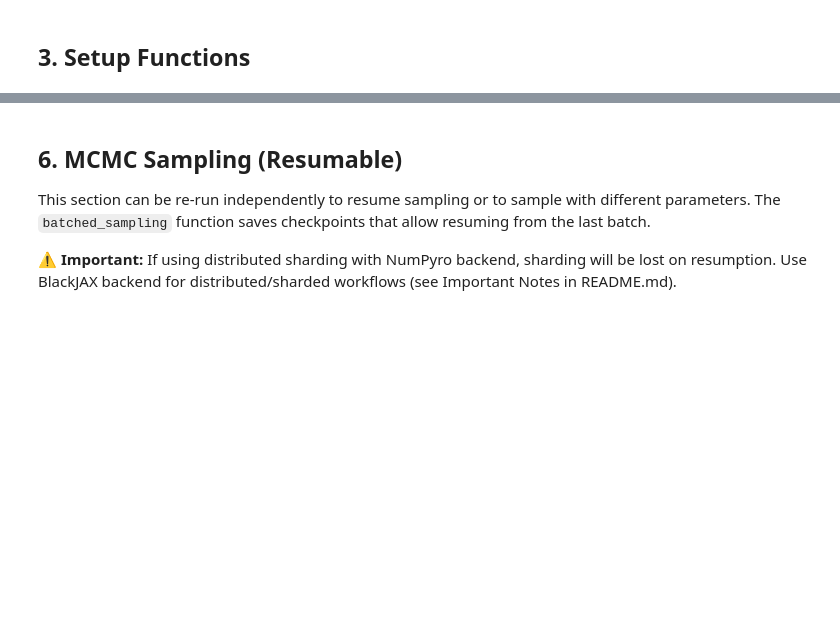
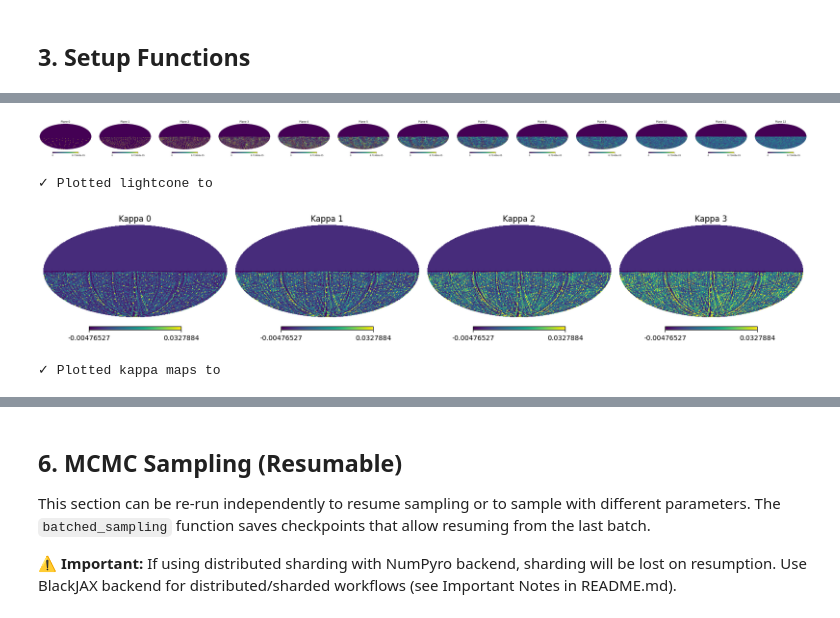
Before and after one commit to ASKabalan/fwd-model-tools, a Jupyter notebook: notebooks/lensing_inference_workflow.ipynb, the cells around one changed output, grey strips where cells are left out. Cells and saved outputs as stored; diff of their text form; code cells hidden in the pictures; blank space fills up the shorter version.

```diff
--- a/notebooks/lensing_inference_workflow.ipynb
+++ b/notebooks/lensing_inference_workflow.ipynb
@@ -79,22 +74,22 @@ print(f"JAX backend: {jax.default_backend()}")
 Edit these parameters to customize the workflow. These correspond to the argparse arguments in `run_lensing_model.py`.
 # %%
 output_dir = "output_notebook"
-box_shape = (256, 256, 256)
+box_shape = (64, 64, 64)
 box_size = None
-max_redshift = None
+max_redshift = 0.5
 geometry = "spherical"
-observer_position = (0.5, 0.5, 0.0)
+observer_position = (0.5, 0.5, 1.0)
 num_warmup = 50
 num_samples = 50
-batch_count = 2
+batch_count = 5
 sampler = "MCLMC"  # "NUTS", "HMC", or "MCLMC"
 backend = "blackjax"  # "blackjax" recommended for sharded runs (see Important Notes below)
 sigma_e = 0.3
-seed = 42
+magick_seed = 42
 pdims = (4, 2)
 
-gradient_offset_omega_c = 0.005
-gradient_offset_sigma8 = 0.01
+gradient_offset_omega_c = 0.1
+gradient_offset_sigma8 = 0.1
 # %% [markdown]
 ## 3. Setup Functions
 # %%
@@ -186,7 +181,7 @@ nz_shear, nbins, max_redshift, box_size = create_redshift_distribution(
 
 config = Configurations(
     field_size=9.6,
-    field_npix=box_shape[0] if geometry == "flat" else 64,
+    field_npix=box_shape[0],
     box_shape=box_shape,
     box_size=box_size,
     density_plane_width=100.0,
@@ -215,9 +210,8 @@ config = Configurations(
 )
 
 print("\nGenerating initial conditions...")
-initial_conditions = normal_field(jax.random.key(seed),
+initial_conditions = normal_field(jax.random.key(magick_seed),
                                   config.box_shape,
                                   sharding=sharding)
 print("✓ Initial conditions generated")
-if sharding is not None:
-    jax.debug.visualize_array_sharding(initial_conditions[:, :, 0])
+jax.debug.visualize_array_sharding(initial_conditions[:, :, 0])
@@ -400,8 +295,13 @@ print(f"✓ Saved true lightcone to {data_dir / 'true_lightcone.npy'}")
 # %%
-plot_lightcone(true_lightcone, plots_dir, spherical=(geometry == "spherical"))
-print(f"✓ Plotted lightcone to {plots_dir / 'lightcone.png'}")
+plot_lightcone(true_lightcone, plots_dir, spherical=(geometry == "spherical"), output_format="show")
+print(f"✓ Plotted lightcone to ")
 
 # Use full maps for plotting
 kappa_array = np.stack([true_kappas_full[k] for k in kappa_keys])
-plot_kappa(kappa_array, plots_dir, spherical=(geometry == "spherical"))
-print(f"✓ Plotted kappa maps to {plots_dir / 'kappa_maps.png'}")
+plot_kappa(kappa_array, plots_dir, spherical=(geometry == "spherical"), output_format="show")
+print(f"✓ Plotted kappa maps to ")
+# %% [output]
+[figure, added]
+✓ Plotted lightcone to
+[figure, added]
+✓ Plotted kappa maps to
```
Also changed, not shown: parts of 14 cells of this notebook, 4 other files.
